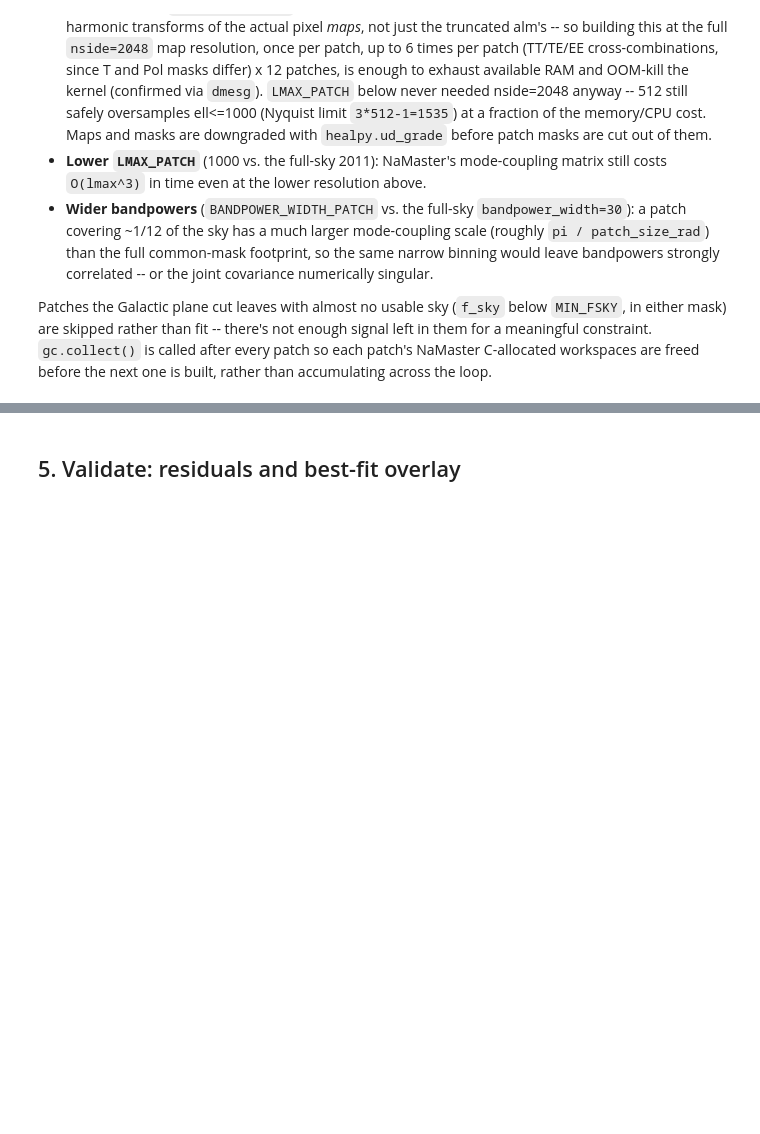
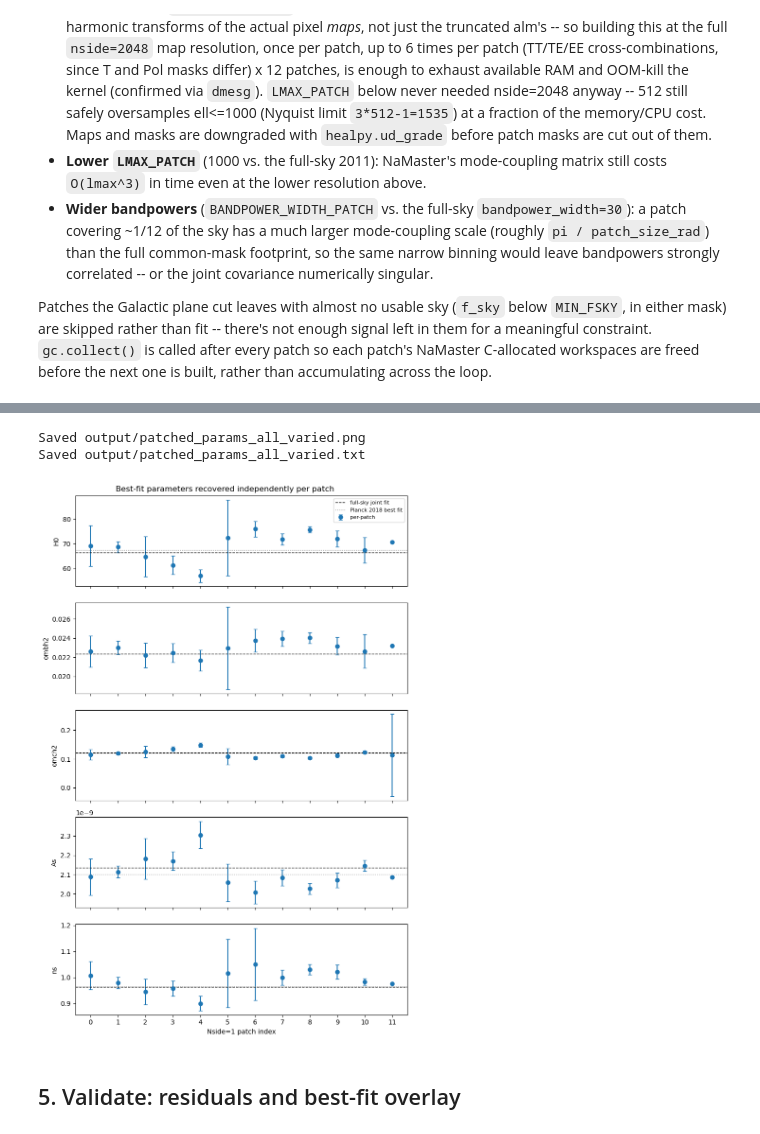
Before and after one commit to jamshidi3d/patch_cosmic_parameters, a Jupyter notebook: patch_cosmology_fit.ipynb, the cells around one changed output, grey strips where cells are left out. Saved outputs shown, nothing was run; the diff lists cells and outputs as text; code cells hidden in the pictures; blank space fills up the shorter version.

Commit message:
set fixed paramters to full sky (not Planck), added new results

```diff
--- a/patch_cosmology_fit.ipynb
+++ b/patch_cosmology_fit.ipynb
@@ -252,12 +252,12 @@ bounds = dict(
 )
 fixed_params_fullsky = set()  # this fit doesn't fix any parameters
 
-result = fitting.fit_parameters(fit_data, initial_guess, bounds, fixed=fixed_params_fullsky)
+fullsky_result = fitting.fit_parameters(fit_data, initial_guess, bounds, fixed=fixed_params_fullsky)
 
-print("Converged:", result["valid"])
-print("chi^2 at best fit:", result["chi2"])
-for name, val in result["best_fit"].items():
-    err = result["errors"][name]
+print("Converged:", fullsky_result["valid"])
+print("chi^2 at best fit:", fullsky_result["chi2"])
+for name, val in fullsky_result["best_fit"].items():
+    err = fullsky_result["errors"][name]
     truth = FIDUCIAL.get(name)
     truth_str = f"  (Planck 2018 fiducial: {truth})" if truth is not None else ""
     print(f"  {name} = {val:.5g} +/- {err:.3g}{truth_str}")
@@ -273,9 +273,9 @@ FULLSKY_TAG = _fixed_tag_fullsky
 fullsky_params_path = os.path.join(FULLSKY_OUTPUT_DIR, f"fullsky_params_{FULLSKY_TAG}.txt")
 with open(fullsky_params_path, "w") as f:
     f.write(f"# Full-sky best-fit parameters (TT+TE+EE, {_fixed_tag_fullsky})\n")
-    f.write(f"converged={result['valid']}  chi2={result['chi2']:.2f}  n_bins={n_bins}\n")
-    for name, val in result["best_fit"].items():
-        err = result["errors"][name]
+    f.write(f"converged={fullsky_result['valid']}  chi2={fullsky_result['chi2']:.2f}  n_bins={n_bins}\n")
+    for name, val in fullsky_result["best_fit"].items():
+        err = fullsky_result["errors"][name]
         truth = FIDUCIAL.get(name)
         truth_str = f"  (Planck 2018 fiducial: {truth})" if truth is not None else ""
         tag = " (fixed)" if name in fixed_params_fullsky else ""
@@ -371,9 +385,11 @@ initial_guess = dict(
     H0=70.0, ombh2=0.022, omch2=0.11, As=2.0e-9, ns=0.96,
     A_ps_TT=50.0, A_ps_EE=0.0,
 )
-fixed_params = {"ns", "As"}  # H0, ombh2, omch2, A_ps_TT, A_ps_EE
+FULLSKY_RESULT = dict(fullsky_result["best_fit"].items())
+fixed_params = {"H0", "ombh2", "omch2",}  #"ns", "As", "H0", "ombh2", "omch2", "A_ps_TT", "A_ps_EE"
 for _param in fixed_params:
-    initial_guess[_param] = FIDUCIAL[_param]
+    #FIDUCIAL[_param]
+    initial_guess[_param] = FULLSKY_RESULT[_param]
 bounds = dict(
     H0=(50, 90),
     ombh2=(0.01, 0.03),
@@ -529,41 +550,45 @@ print(f"Saved {bandpowers_path}")
 # %%
-param_names = ["H0", "ombh2", "omch2", "As", "ns"]
+param_names = list(param for param in ["H0", "ombh2", "omch2", "As", "ns"] if not param in fixed_params)
 patch_ids = sorted(patch_results)
 
 fig, axes = plt.subplots(len(param_names), 1, figsize=(8, 12), sharex=True)
 for ax, name in zip(axes, param_names):
     vals = [patch_results[i]["result"]["best_fit"][name] for i in patch_ids]
     errs = [patch_results[i]["result"]["errors"][name] for i in patch_ids]
     ax.errorbar(patch_ids, vals, yerr=errs, fmt="o", capsize=3, label="per-patch")
-    if "result" in globals():  # only if Section 3's full-sky fit was also run
-        ax.axhline(result["best_fit"][name], color="k", ls="--", lw=1, label="full-sky joint fit")
-    ax.axhline(FIDUCIAL[name], color="gray", ls=":", lw=1, label="Planck 2018 fiducial")
+    if "fullsky_result" in globals():  # only if Section 3's full-sky fit was also run
+        ax.axhline(fullsky_result["best_fit"][name], color="k", ls="--", lw=1, label="full-sky joint fit")
+    ax.axhline(FIDUCIAL[name], color="gray", ls=":", lw=1, label="Planck 2018 best fit")
     ax.set_ylabel(name)
 axes[0].legend(fontsize=8)
 axes[-1].set_xlabel("Nside=1 patch index")
 axes[-1].set_xticks(patch_ids)
 fig.suptitle("Best-fit parameters recovered independently per patch")
 plt.tight_layout()
 
 params_plot_path = os.path.join(PATCHED_OUTPUT_DIR, f"patched_params_{PATCHED_TAG}.png")
 fig.savefig(params_plot_path, dpi=150)
 print(f"Saved {params_plot_path}")
 
 # Dump each patch's best-fit parameters + errors (joint TT+TE+EE) to a text
 # file alongside the plots, tagged the same way so the two stay paired.
 params_txt_path = os.path.join(PATCHED_OUTPUT_DIR, f"patched_params_{PATCHED_TAG}.txt")
 with open(params_txt_path, "w") as f:
     f.write(f"# Per-patch best-fit parameters (TT+TE+EE, {_fixed_tag})\n")
     for i in patch_ids:
         r = patch_results[i]["result"]
         f.write(f"\npatch {i}: f_sky (T)={patch_results[i]['f_sky_t']:.4f}, "
                 f"(Pol)={patch_results[i]['f_sky_pol']:.4f}  "
                 f"converged={r['valid']}  chi2={r['chi2']:.2f}\n")
         for name, val in r["best_fit"].items():
             err = r["errors"][name]
             tag = " (fixed)" if name in fixed_params else ""
             f.write(f"  {name} = {val:.6g} +/- {err:.4g}{tag}\n")
 print(f"Saved {params_txt_path}")
+# %% [output]
+Saved output/patched_params_all_varied.png
+Saved output/patched_params_all_varied.txt
+[figure, added]
 # %% [markdown]
 ## 5. Validate: residuals and best-fit overlay
 # %%
```
Also changed, not shown: parts of 6 cells of this notebook, 13 other files.
